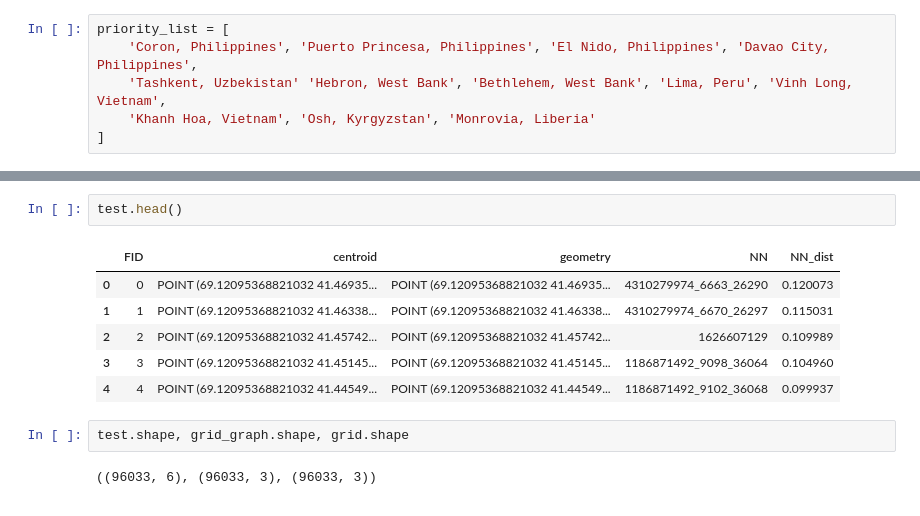
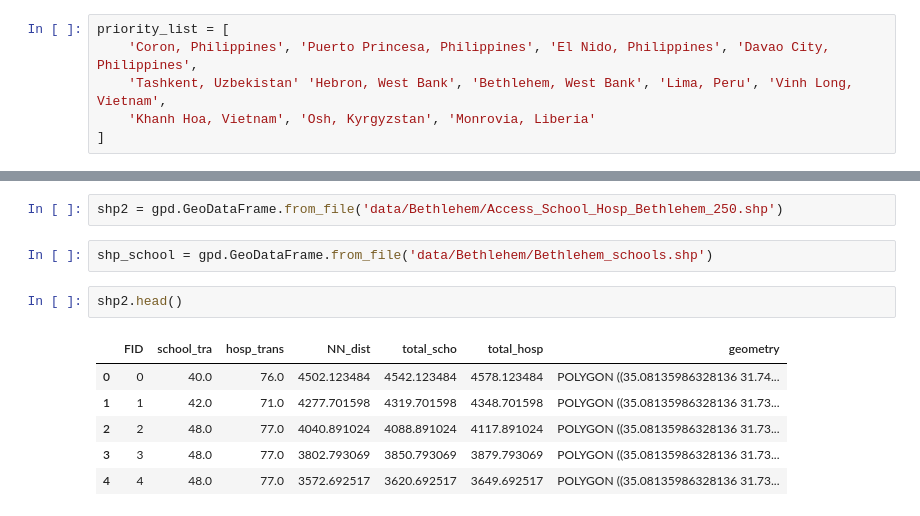
Before and after one commit to gauravcusp/WB_CityResilienceProgram, a Jupyter notebook: Accessbility_CRP.ipynb, the cells around one changed output, grey strips where cells are left out. Drawn from its saved outputs; the diff is of its cells as text.

```diff
--- a/Accessbility_CRP.ipynb
+++ b/Accessbility_CRP.ipynb
@@ -380,13 +336,13 @@ grid_graph['geometry'] = grid_graph.centroid
+# %%
+shp2 = gpd.GeoDataFrame.from_file('data/Bethlehem/Access_School_Hosp_Bethlehem_250.shp')
+# %%
+shp_school = gpd.GeoDataFrame.from_file('data/Bethlehem/Bethlehem_schools.shp')
 # %%
-test.head()
+shp2.head()
 # %% [output]
-|  | FID | centroid | geometry | NN | NN_dist |
-| 0 | 0 | POINT (69.12095368821032 41.46935... | POINT (69.12095368821032 41.46935... | 4310279974_6663_26290 | 0.120073 |
-| 1 | 1 | POINT (69.12095368821032 41.46338... | POINT (69.12095368821032 41.46338... | 4310279974_6670_26297 | 0.115031 |
-| 2 | 2 | POINT (69.12095368821032 41.45742... | POINT (69.12095368821032 41.45742... | 1626607129 | 0.109989 |
-| 3 | 3 | POINT (69.12095368821032 41.45145... | POINT (69.12095368821032 41.45145... | 1186871492_9098_36064 | 0.104960 |
-| 4 | 4 | POINT (69.12095368821032 41.44549... | POINT (69.12095368821032 41.44549... | 1186871492_9102_36068 | 0.099937 |
+|  | FID | school_tra | hosp_trans | NN_dist | total_scho | total_hosp | geometry |
+| 0 | 0 | 40.0 | 76.0 | 4502.123484 | 4542.123484 | 4578.123484 | POLYGON ((35.08135986328136 31.74... |
+| 1 | 1 | 42.0 | 71.0 | 4277.701598 | 4319.701598 | 4348.701598 | POLYGON ((35.08135986328136 31.73... |
+| 2 | 2 | 48.0 | 77.0 | 4040.891024 | 4088.891024 | 4117.891024 | POLYGON ((35.08135986328136 31.73... |
+| 3 | 3 | 48.0 | 77.0 | 3802.793069 | 3850.793069 | 3879.793069 | POLYGON ((35.08135986328136 31.73... |
+| 4 | 4 | 48.0 | 77.0 | 3572.692517 | 3620.692517 | 3649.692517 | POLYGON ((35.08135986328136 31.73... |
-# %%
-test.shape, grid_graph.shape, grid.shape
-# %% [output]
-((96033, 6), (96033, 3), (96033, 3))
```
Also changed, not shown: parts of 37 cells of this notebook.
